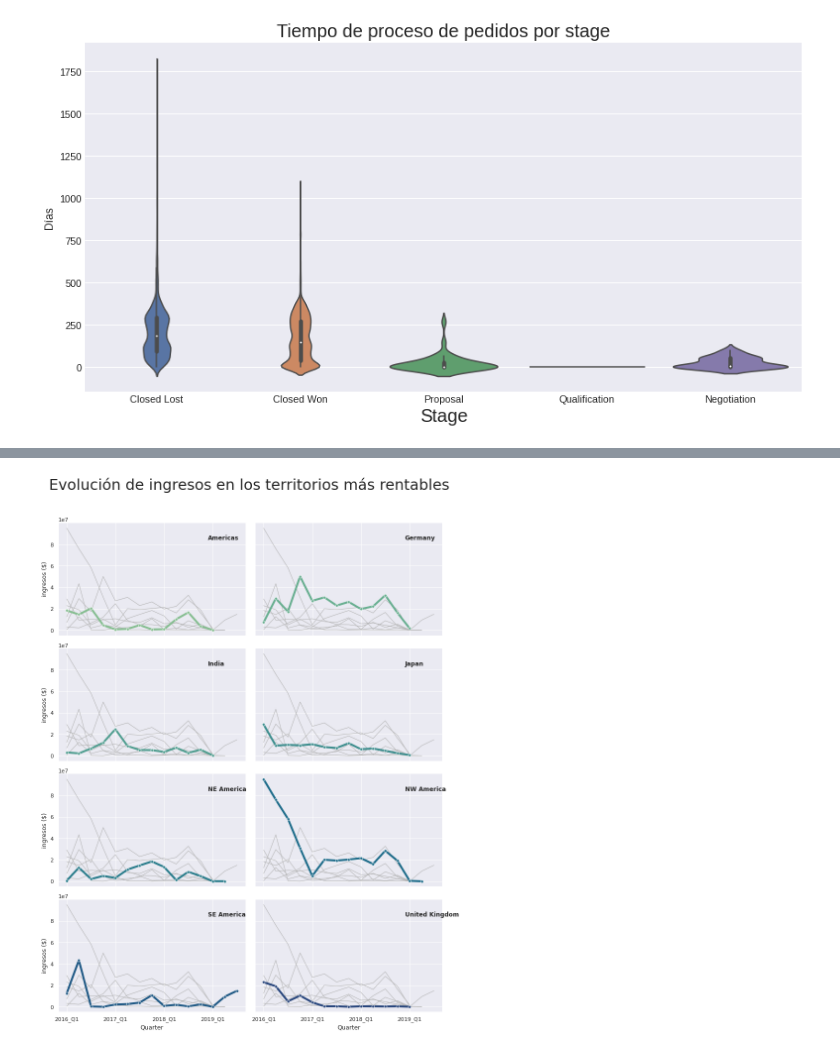
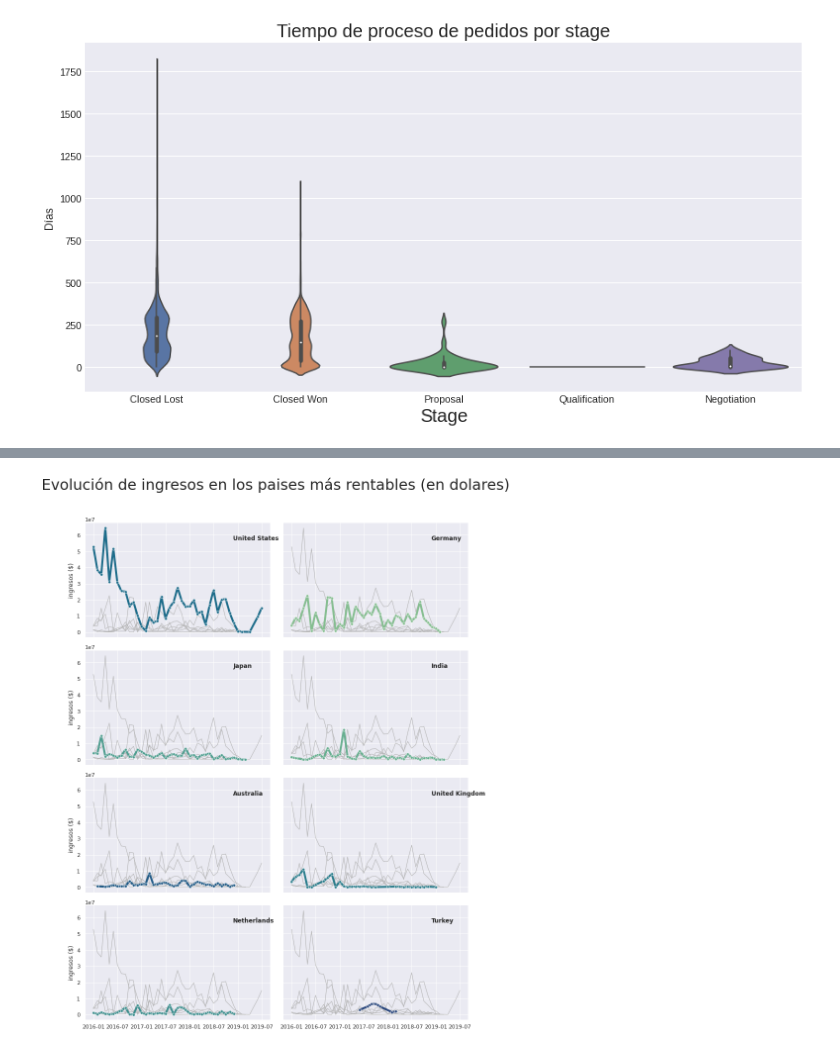
Before and after one commit to nazar9318/datos-TP1-Pandas-2c2020, a Jupyter notebook: notebooks/notebook_Lucas.ipynb, the cells around one changed output, grey strips where cells are left out. Cells and saved outputs as stored; diff of their text form; code cells hidden in the pictures.

```diff
--- a/notebooks/notebook_Lucas.ipynb
+++ b/notebooks/notebook_Lucas.ipynb
@@ -9,7 +10,9 @@ sns.set()
 # %%
 dataset = pd.read_csv("./entrenamieto.csv", parse_dates = ['Account_Created_Date', 'Opportunity_Created_Date',
                                                            'Planned_Delivery_Start_Date', 'Planned_Delivery_End_Date',
-                                                           'Quote_Expiry_Date', 'Actual_Delivery_Date', 'Last_Modified_Date','Last_Activity' ])
+                                                           'Quote_Expiry_Date', 'Last_Modified_Date','Last_Activity' ])
+# Limpio registros con muchos datos faltantes o inutiles
+dataset = dataset.drop(columns= ['Prod_Category_A','Product_Category_B','Actual_Delivery_Date','Last_Activity','Price','Currency','Brand','Size','Product_Type'])
 dataset.dtypes
 # %% [output]
 ID                                             int64
@@ -1270,10 +1238,10 @@ Name: Territory, dtype: int64
 # %%
-dataset_wins.loc[dataset_wins['Territory']== 'Other','Territory'] = dataset_wins.loc[dataset_wins['Territory']== 'Other','Region']
-
-
-tabla=dataset_wins[['Delivery_Period','Total_Amount','Territory']].groupby(['Delivery_Period','Territory']).agg({'Total_Amount': 'sum'})
+tabla=dataset_wins[['Month','Total_Amount','Billing_Country']].groupby(['Month','Billing_Country']).agg({'Total_Amount': 'sum'})
 tabla = tabla.fillna(0).reset_index()
-lista_top_paises = tabla.groupby('Territory').agg({'Total_Amount': 'sum'}).reset_index().nlargest(8, 'Total_Amount')['Territory'].tolist()
-tabla = tabla[tabla['Territory'].isin(lista_top_paises)]
-
-dataset_wins['Territory'].value_counts()
+lista_top_paises = tabla.groupby('Billing_Country').agg({'Total_Amount': 'sum'}).reset_index().nlargest(8, 'Total_Amount')['Billing_Country'].tolist()
+tabla = tabla[tabla['Billing_Country'].isin(lista_top_paises)]
+tabla = tabla.fillna(0).sort_values(by='Month', ascending=True)
+#dataset_wins['Billing_Country'].value_counts()
+tabla['Month'] = pd.to_datetime(tabla['Month'], format="%Y - %m")
+#order= dataset_wins['Delivery_Period'].unique()
+#order.sort()
@@ -1303,39 +1268,36 @@ Name: Territory, dtype: int64
 # %%
-sns.set_theme(style="dark")
-#sns.set_theme()
+#sns.set_theme(style="dark")
+sns.set_theme()
 # Plot each year's time series in its own facet
 g = sns.relplot(
     data=tabla,
-    x="Delivery_Period", y="Total_Amount", col="Territory", hue="Territory",
-    kind="line", palette="crest", linewidth=4, zorder=5,marker='H',
-    col_wrap=2, height=4, aspect=1.5, legend=False,
+    x="Month", y="Total_Amount", col="Billing_Country", hue="Billing_Country",
+    kind="line", palette="crest", linewidth=4, zorder=5,marker='H',row_order= lista_top_paises,
+    col_order = lista_top_paises,
+    col_wrap=2, height=4, aspect=1.5, legend=False
 )
 
 # Iterate over each subplot to customize further
 for year, ax in g.axes_dict.items():
 
     # Add the title as an annotation within the plot
     ax.text(.8, .85, year, transform=ax.transAxes, fontweight="bold")
 
     # Plot every year's time series in the background
     plot = sns.lineplot(
-        data=tabla, x="Delivery_Period", y="Total_Amount", units="Territory",
-        estimator=None, color=".7", linewidth=1, ax=ax,
+        data=tabla, x="Month", y="Total_Amount", units="Billing_Country",
+        estimator=None, color=".7", linewidth=1, ax=ax
     )
-#    for ind, label in enumerate(plot.get_xticklabels()):
-#        if ind % 12 == 0:  # every 8th label is kept
-#            label.set_visible(True)
-#        else:
-#            label.set_visible(False)
+
 # Reduce the frequency of the x axis ticks
-ax.set_xticks(ax.get_xticks()[::4])
+#ax.set_xticks(ax.get_xticks()[::2])
 
 # Tweak the supporting aspects of the plot
-g.set_axis_labels("Quarter", "ingresos ($)")
+g.set_axis_labels("", "ingresos ($)")
 g.tight_layout()
 g.set_titles("")
 #mplt.subplots_adjust(top=0.9)
-g.fig.suptitle("Evolución de ingresos en los territorios más rentables", size=30)
+g.fig.suptitle("Evolución de ingresos en los paises más rentables (en dolares)", size=30)
 g.fig.subplots_adjust(top=.9)
 # %% [output]
-[figure, old version]
+[figure, new version]
```
Also changed, not shown: parts of 47 cells of this notebook.
